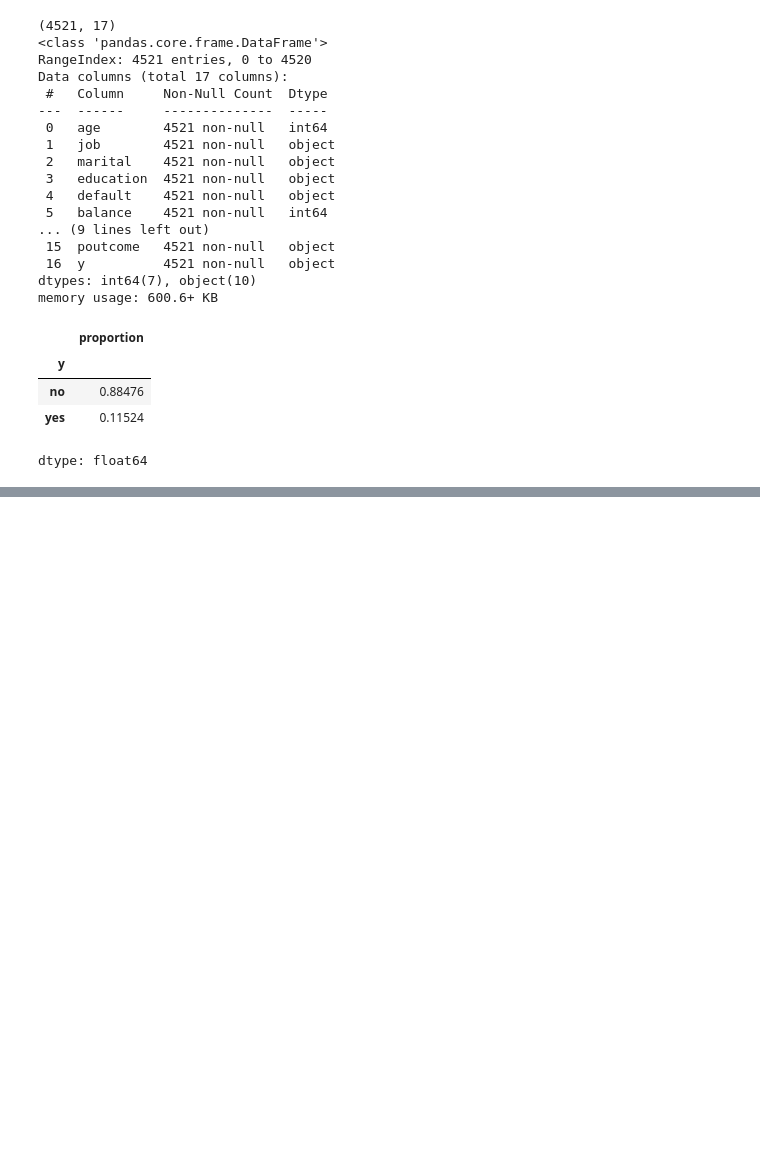
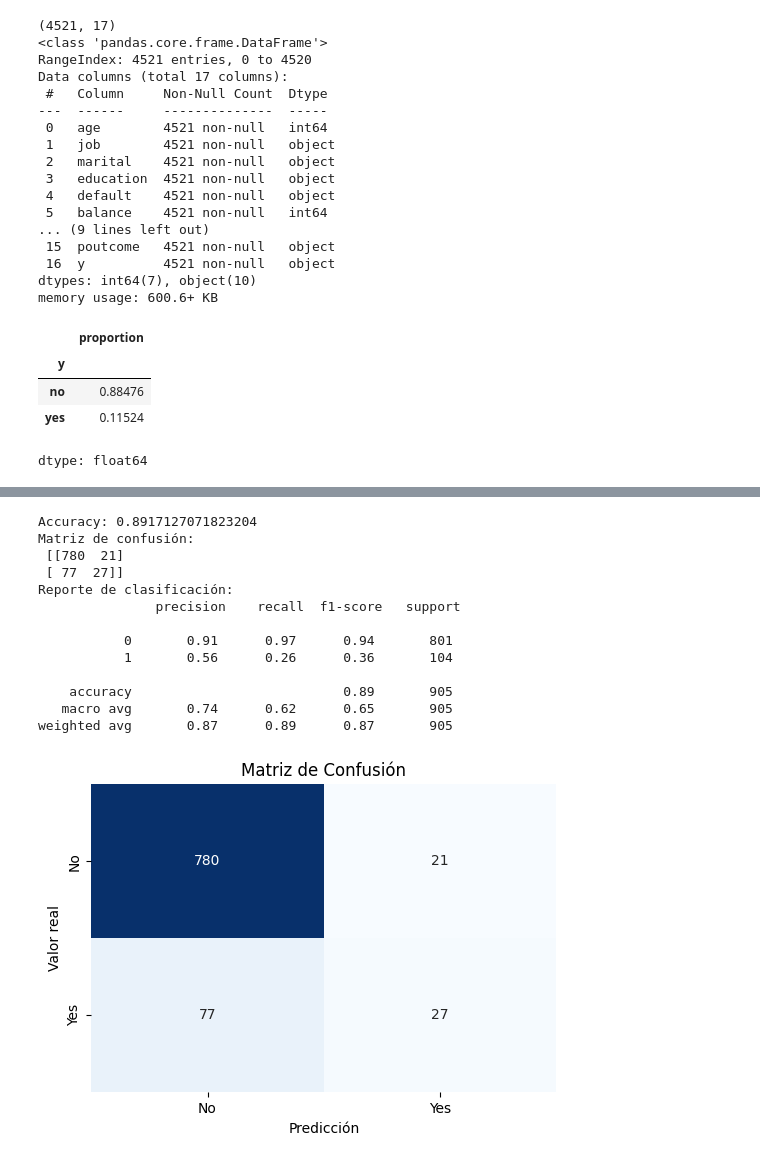
Before and after one commit to Damgef/Data_Science_Entrega1, a Jupyter notebook: ProyectoDSParteII_DamianGeffroy.ipynb, the cells around one changed output, grey strips where cells are left out. Drawn from its saved outputs; the diff is of its cells as text; code cells hidden in the pictures; blank space fills up the shorter version.

```diff
--- a/ProyectoDSParteII_DamianGeffroy.ipynb
+++ b/ProyectoDSParteII_DamianGeffroy.ipynb
@@ -334,9 +334,9 @@ preprocessor = ColumnTransformer(
 # %%
 #Feature Selection
 
-from sklearn.feature_selection import SelectKBest, chi2
+from sklearn.feature_selection import SelectKBest, f_classif
 
-feature_selector = SelectKBest(score_func=chi2, k=20)
+feature_selector = SelectKBest(score_func=f_classif, k=20)
 # %%
 #Utilizo el modelo Logistic Regression
 
@@ -347,3 +347,7 @@ logreg_pipeline = Pipeline(steps=[
     ("selector", feature_selector),
     ("classifier", LogisticRegression(max_iter=1000))
 ])
+
+#Entreno el modelo
+
+logreg_pipeline.fit(X_train, y_train)
@@ -349,0 +372,43 @@ logreg_pipeline = Pipeline(steps=[
+# %%
+#Realizo la Evaluacion del Modelo
+
+from sklearn.metrics import accuracy_score, confusion_matrix, classification_report
+import seaborn as sns
+import matplotlib.pyplot as plt
+from sklearn.metrics import confusion_matrix
+
+y_pred = logreg_pipeline.predict(X_test)
+
+print("Accuracy:", accuracy_score(y_test, y_pred))
+print("Matriz de confusión:\n", confusion_matrix(y_test, y_pred))
+print("Reporte de clasificación:\n", classification_report(y_test, y_pred))
+
+# Genero matriz de confusión y creo el heatmap
+y_pred = logreg_pipeline.predict(X_test)
+cm = confusion_matrix(y_test, y_pred)
+
+
+plt.figure(figsize=(6,4))
+sns.heatmap(cm, annot=True, fmt="d", cmap="Blues", cbar=False,
+            xticklabels=['No', 'Yes'],
+            yticklabels=['No', 'Yes'])
+
+plt.xlabel("Predicción")
+plt.ylabel("Valor real")
+plt.title("Matriz de Confusión")
+plt.show()
+# %% [output]
+Accuracy: 0.8917127071823204
+Matriz de confusión:
+ [[780  21]
+ [ 77  27]]
+Reporte de clasificación:
+               precision    recall  f1-score   support
+
+           0       0.91      0.97      0.94       801
+           1       0.56      0.26      0.36       104
+
+    accuracy                           0.89       905
+   macro avg       0.74      0.62      0.65       905
+weighted avg       0.87      0.89      0.87       905
+[figure, added]
```
Also changed, not shown: parts of 2 cells of this notebook.
